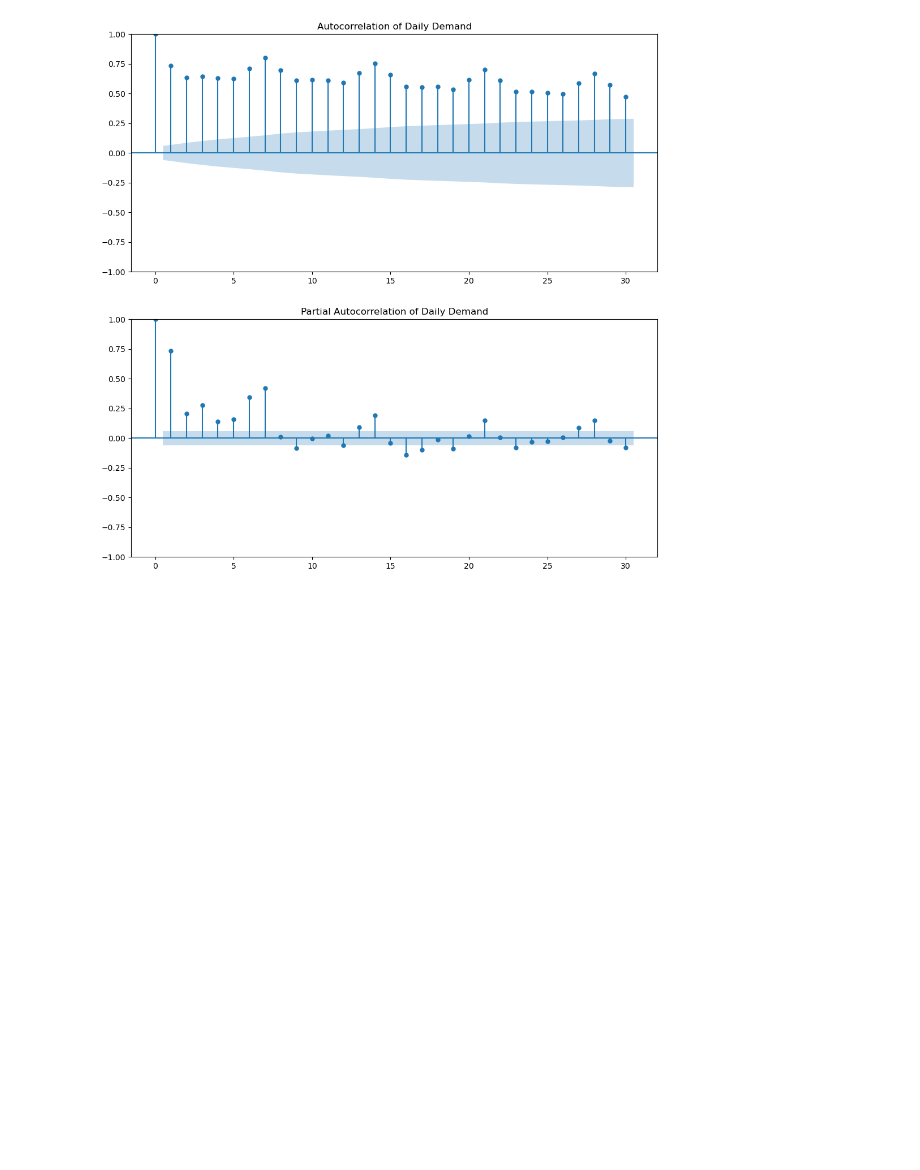
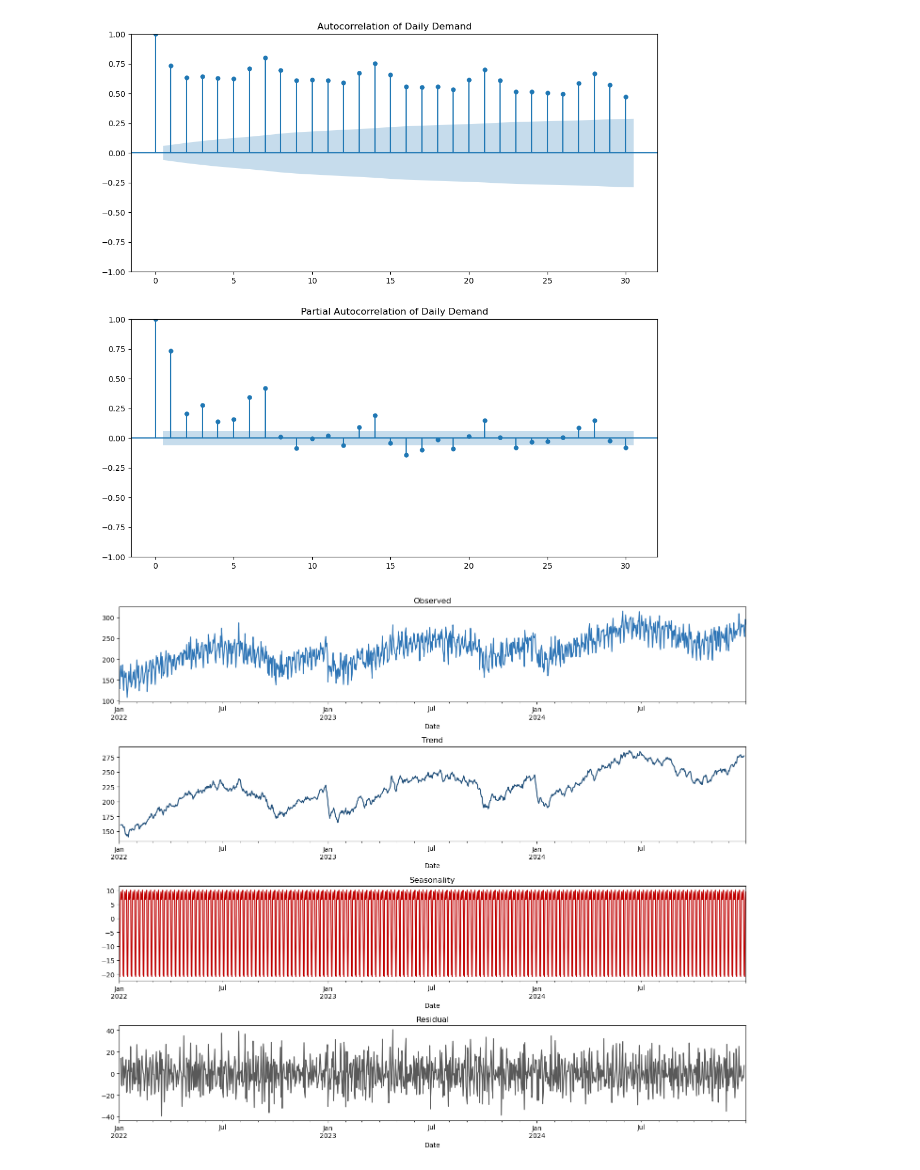
Before and after one commit to Vishnu9247/Supply-Chain-Analytics-Suite--Forecasting--Inventory-Optimization---Cost-Risk-Simulation, a Jupyter notebook: Data Analysis.ipynb, the cells around one changed output. Cells and saved outputs as stored; diff of their text form; code cells hidden in the pictures; blank space fills up the shorter version.

```diff
--- a/Data Analysis.ipynb
+++ b/Data Analysis.ipynb
@@ -209,3 +209,15 @@ axes[1].set_title('Partial Autocorrelation of Daily Demand')
 plt.show()
 # %% [output]
 [figure]
+# %%
+decomp = seasonal_decompose(data['Daily Demand (Units)'], model="additive", period=7)
+
+fig, axes = plt.subplots(4, 1, figsize=(14, 12))
+decomp.observed.plot(ax=axes[0],  title="Observed",   color="#2E75B6")
+decomp.trend.plot(ax=axes[1],     title="Trend",      color="#1F4E79")
+decomp.seasonal.plot(ax=axes[2],  title="Seasonality",color="#C00000")
+decomp.resid.plot(ax=axes[3],     title="Residual",   color="#595959")
+plt.tight_layout()
+plt.show()
+# %% [output]
+[figure, added]
```
Also changed, not shown: parts of 1 cell of this notebook, 3 other files.
